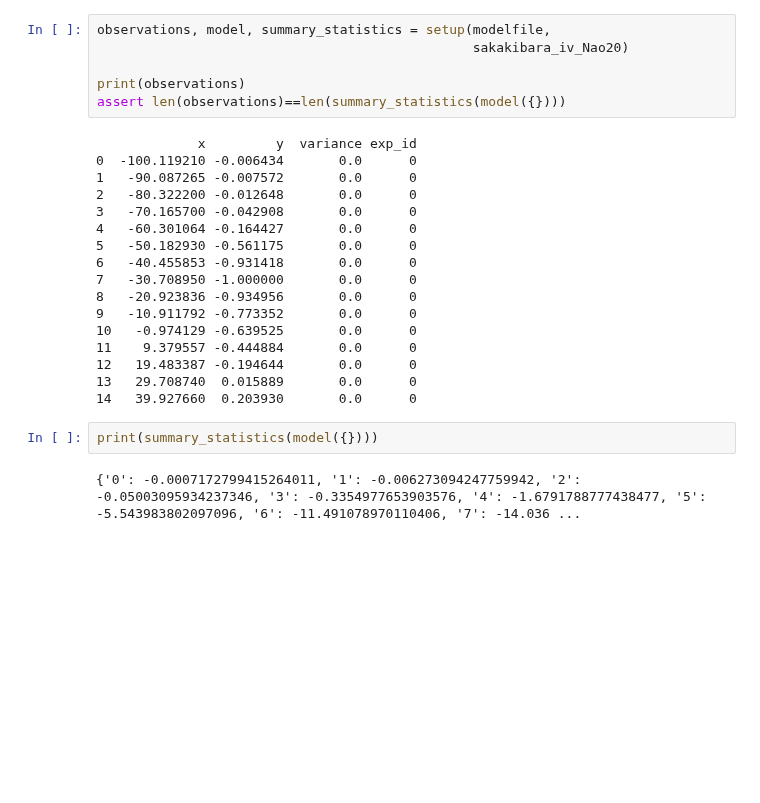
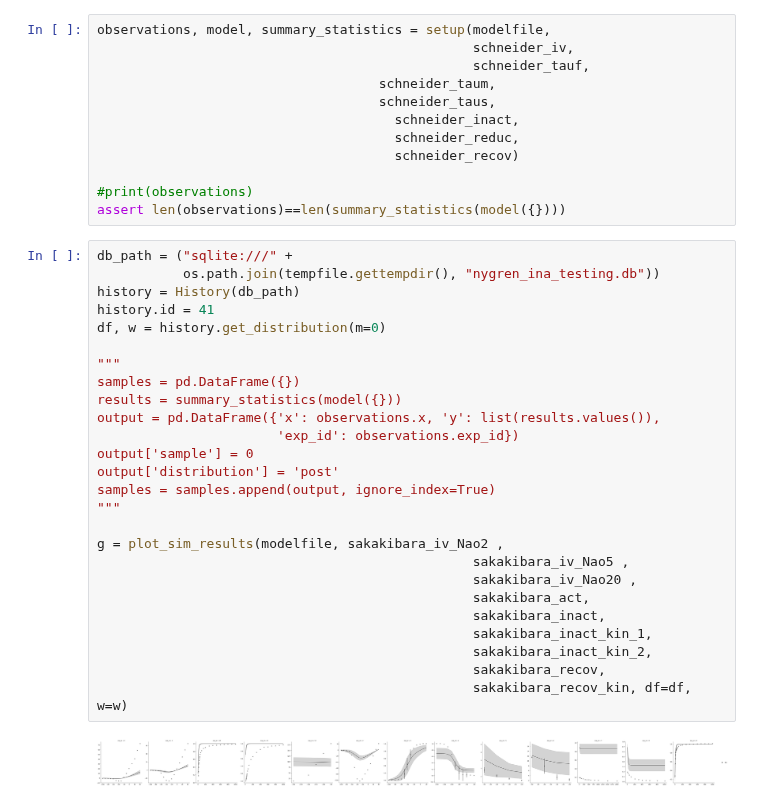
Before and after one commit to charleshouston/ion-channel-ABC, a Jupyter notebook: docs/examples/Nygren/check the protocols.ipynb, the cells around one changed output. Saved outputs shown, nothing was run; the diff lists cells and outputs as text; blank space fills up the shorter version.

```diff
--- a/docs/examples/Nygren/check the protocols.ipynb
+++ b/docs/examples/Nygren/check the protocols.ipynb
@@ -28,27 +26,40 @@ WARNING:myokit._config:Sundials version not set in myokit.ini. Continuing with d
 # %%
 observations, model, summary_statistics = setup(modelfile,
-                                                sakakibara_iv_Nao20)
+                                                schneider_iv,
+                                                schneider_tauf,
+                                    schneider_taum,
+                                    schneider_taus,
+                                      schneider_inact,
+                                      schneider_reduc,
+                                      schneider_recov)
 
-print(observations)
+#print(observations)
 assert len(observations)==len(summary_statistics(model({})))
-# %% [output]
-             x         y  variance exp_id
-0  -100.119210 -0.006434       0.0      0
-1   -90.087265 -0.007572       0.0      0
-2   -80.322200 -0.012648       0.0      0
-3   -70.165700 -0.042908       0.0      0
-4   -60.301064 -0.164427       0.0      0
-5   -50.182930 -0.561175       0.0      0
-6   -40.455853 -0.931418       0.0      0
-7   -30.708950 -1.000000       0.0      0
-8   -20.923836 -0.934956       0.0      0
-9   -10.911792 -0.773352       0.0      0
-10   -0.974129 -0.639525       0.0      0
-11    9.379557 -0.444884       0.0      0
-12   19.483387 -0.194644       0.0      0
-13   29.708740  0.015889       0.0      0
-14   39.927660  0.203930       0.0      0
-# %%
-print(summary_statistics(model({})))
-# %% [output]
-{'0': -0.0007172799415264011, '1': -0.006273094247759942, '2': -0.05003095934237346, '3': -0.3354977653903576, '4': -1.6791788777438477, '5': -5.543983802097096, '6': -11.491078970110406, '7': -14.036 ...
+# %%
+db_path = ("sqlite:///" +
+           os.path.join(tempfile.gettempdir(), "nygren_ina_testing.db"))
+history = History(db_path)
+history.id = 41
+df, w = history.get_distribution(m=0)
+
+"""
+samples = pd.DataFrame({})
+results = summary_statistics(model({}))
+output = pd.DataFrame({'x': observations.x, 'y': list(results.values()),
+                       'exp_id': observations.exp_id})
+output['sample'] = 0
+output['distribution'] = 'post'
+samples = samples.append(output, ignore_index=True)
+"""
+
+g = plot_sim_results(modelfile, sakakibara_iv_Nao2 ,
+                                                sakakibara_iv_Nao5 ,
+                                                sakakibara_iv_Nao20 ,
+                                                sakakibara_act,
+                                                sakakibara_inact,
+                                                sakakibara_inact_kin_1,
+                                                sakakibara_inact_kin_2,
+                                                sakakibara_recov,
+                                                sakakibara_recov_kin, df=df, w=w)
+# %% [output]
+[figure, added]
```
Also changed, not shown: parts of 1 cell of this notebook, 5 other files.
